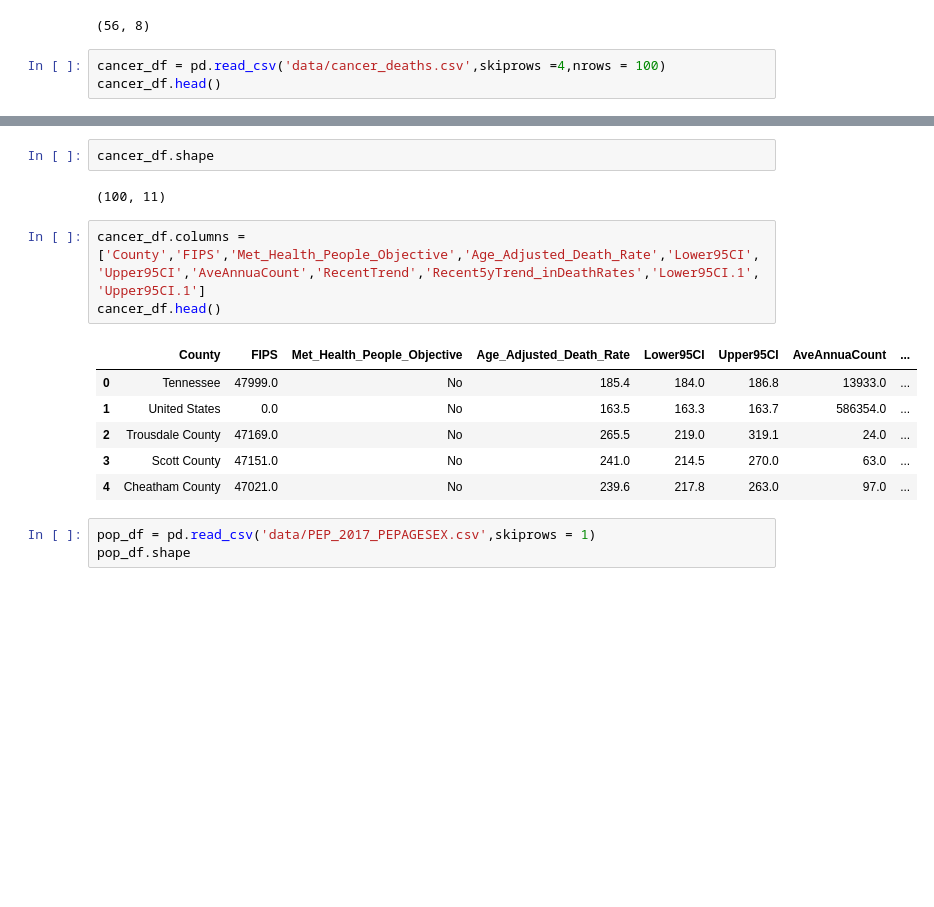
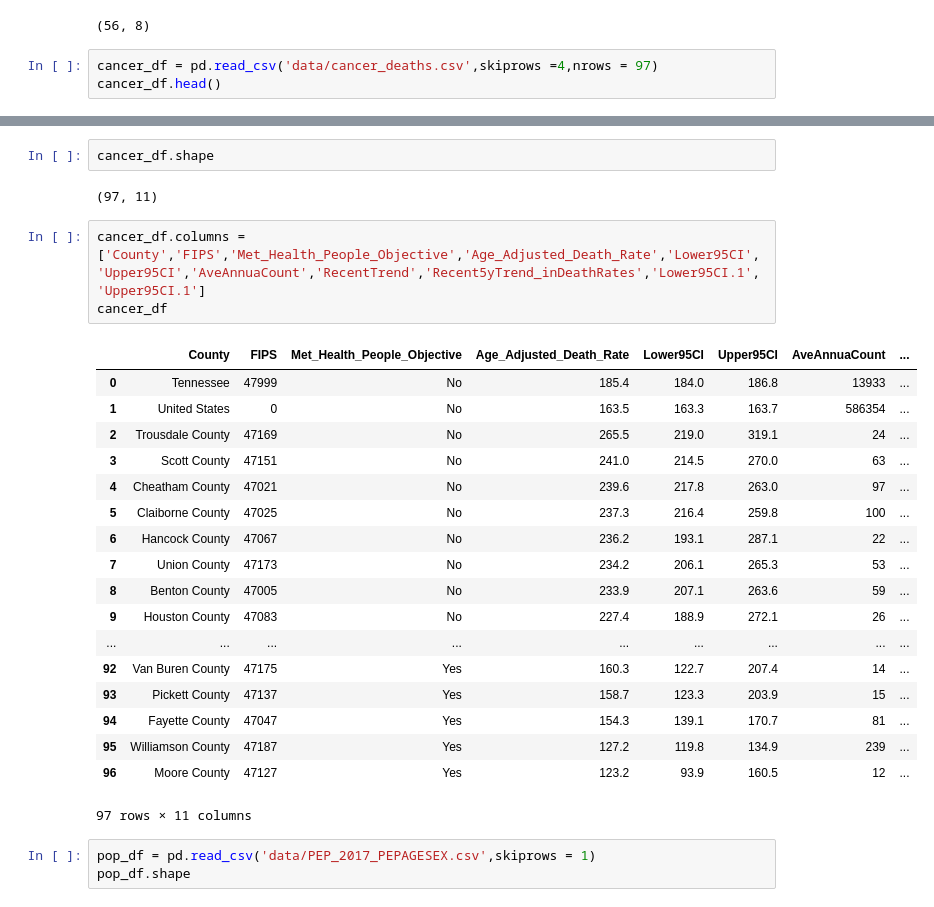
Before and after one commit to blackmonica/vanderbilt-aspire-data-essentials, a Jupyter notebook: Smile.ipynb, the cells around one changed output, grey strips where cells are left out. Saved outputs shown, nothing was run; the diff lists cells and outputs as text; blank space fills up the shorter version.

```diff
--- a/Smile.ipynb
+++ b/Smile.ipynb
@@ -50,7 +50,7 @@ hospice_df.shape
 # %% [output]
 (56, 8)
 # %%
-cancer_df = pd.read_csv('data/cancer_deaths.csv',skiprows =4,nrows = 100)
+cancer_df = pd.read_csv('data/cancer_deaths.csv',skiprows =4,nrows = 97)
 cancer_df.head()
 # %% [output]
 |  | County | FIPS | Met Healthy People Objective of 1... | Age-Adjusted Death Rate - deaths ... | Lower 95% Confidence Interval | ... |
@@ -71,17 +71,29 @@ cancer_df.tail()
 # %%
 cancer_df.shape
 # %% [output]
-(100, 11)
+(97, 11)
 # %%
 cancer_df.columns = ['County','FIPS','Met_Health_People_Objective','Age_Adjusted_Death_Rate','Lower95CI','Upper95CI','AveAnnuaCount','RecentTrend','Recent5yTrend_inDeathRates','Lower95CI.1','Upper95CI.1']
-cancer_df.head()
+cancer_df
 # %% [output]
 |  | County | FIPS | Met_Health_People_Objective | Age_Adjusted_Death_Rate | Lower95CI | Upper95CI | AveAnnuaCount | ... |
-| 0 | Tennessee | 47999.0 | No | 185.4 | 184.0 | 186.8 | 13933.0 | ... |
-| 1 | United States | 0.0 | No | 163.5 | 163.3 | 163.7 | 586354.0 | ... |
-| 2 | Trousdale County | 47169.0 | No | 265.5 | 219.0 | 319.1 | 24.0 | ... |
-| 3 | Scott County | 47151.0 | No | 241.0 | 214.5 | 270.0 | 63.0 | ... |
-| 4 | Cheatham County | 47021.0 | No | 239.6 | 217.8 | 263.0 | 97.0 | ... |
+| 0 | Tennessee | 47999 | No | 185.4 | 184.0 | 186.8 | 13933 | ... |
+| 1 | United States | 0 | No | 163.5 | 163.3 | 163.7 | 586354 | ... |
+| 2 | Trousdale County | 47169 | No | 265.5 | 219.0 | 319.1 | 24 | ... |
+| 3 | Scott County | 47151 | No | 241.0 | 214.5 | 270.0 | 63 | ... |
+| 4 | Cheatham County | 47021 | No | 239.6 | 217.8 | 263.0 | 97 | ... |
+| 5 | Claiborne County | 47025 | No | 237.3 | 216.4 | 259.8 | 100 | ... |
+| 6 | Hancock County | 47067 | No | 236.2 | 193.1 | 287.1 | 22 | ... |
+| 7 | Union County | 47173 | No | 234.2 | 206.1 | 265.3 | 53 | ... |
+| 8 | Benton County | 47005 | No | 233.9 | 207.1 | 263.6 | 59 | ... |
+| 9 | Houston County | 47083 | No | 227.4 | 188.9 | 272.1 | 26 | ... |
+| ... | ... | ... | ... | ... | ... | ... | ... | ... |
+| 92 | Van Buren County | 47175 | Yes | 160.3 | 122.7 | 207.4 | 14 | ... |
+| 93 | Pickett County | 47137 | Yes | 158.7 | 123.3 | 203.9 | 15 | ... |
+| 94 | Fayette County | 47047 | Yes | 154.3 | 139.1 | 170.7 | 81 | ... |
+| 95 | Williamson County | 47187 | Yes | 127.2 | 119.8 | 134.9 | 239 | ... |
+| 96 | Moore County | 47127 | Yes | 123.2 | 93.9 | 160.5 | 12 | ... |
+97 rows × 11 columns
 # %%
 pop_df = pd.read_csv('data/PEP_2017_PEPAGESEX.csv',skiprows = 1)
 pop_df.shape
```
Also changed, not shown: parts of 8 cells of this notebook.
